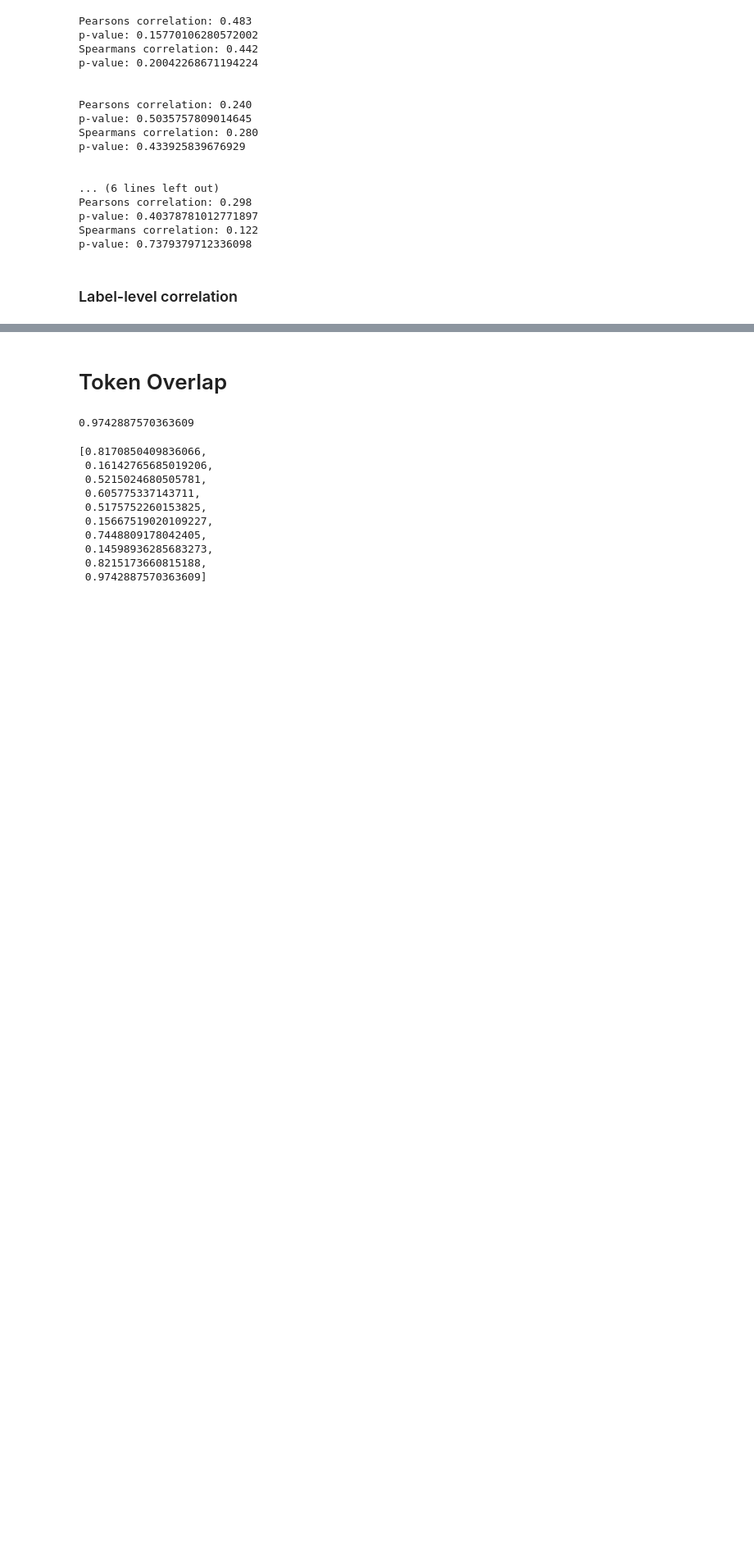
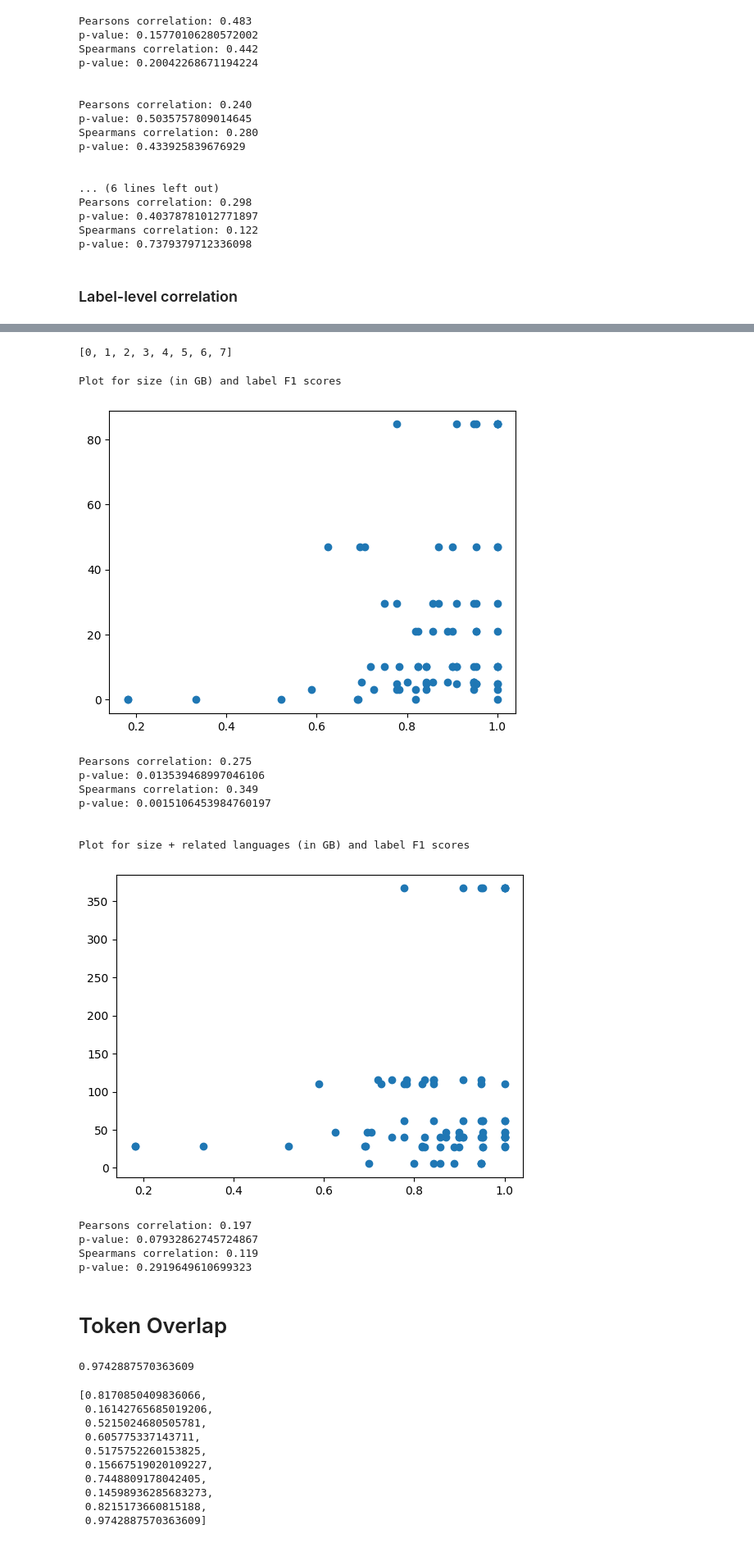
Before and after one commit to TajaKuzman/Crosslingual-Genre-Bias-Analysis, a Jupyter notebook: calculate_corelation_coefficient.ipynb, the cells around one changed output, grey strips where cells are left out. Shown: that part at 82% size. Saved outputs shown, nothing was run; the diff lists cells and outputs as text; code cells hidden in the pictures; blank space fills up the shorter version.

Commit message:
Label-level calculations added

```diff
--- a/calculate_corelation_coefficient.ipynb
+++ b/calculate_corelation_coefficient.ipynb
@@ -258,0 +279,17 @@ dict_keys(['mt', 'el', 'tr', 'sq', 'is', 'uk', 'ca', 'mk', 'hr', 'sl'])
+# %%
+# Calculate label-level performance for each label, each dataset
+
+# Create a dataframe with all values
+
+df_results = pd.DataFrame({"sizes_gb": sizes_mb, "sizes_gb_related": sizes_mb_with_related, "label_scores": label_scores})
+
+#Add macro_f1
+
+df_results["macro_f1"] = macro_F1
+
+# Add label specific scores
+
+for label in labels:
+	df_results[f"{label}_score"] = df_results["label_scores"].apply(lambda x:x[label])
+
+df_results
@@ -259,3 +308,64 @@ dict_keys(['mt', 'el', 'tr', 'sq', 'is', 'uk', 'ca', 'mk', 'hr', 'sl'])
+# %%
+list(range(len(labels)))
+# %% [output]
+[0, 1, 2, 3, 4, 5, 6, 7]
+# %%
+# Merge all label performance into one long vector
+
+label_merged = []
+
+for label in labels:
+	# Create label performance list
+	label_merged.extend(df_results[f"{label}_score"].to_list())
+
+len(label_merged)
+
+# Create size list - it should be sizes_gb x 8 (number of labels)
+size_merged = []
+
+for i in list(range(len(labels))):
+	size_merged.extend(df_results["sizes_gb"].to_list())
+
+size_related_merged = []
+
+# Do the same with size with related list
+for i in list(range(len(labels))):
+	size_related_merged.extend(df_results["sizes_gb_related"].to_list())
+
+# Plot
+# Show the values on a scatter plot
+print(f"Plot for size (in GB) and label F1 scores")
+pyplot.scatter(label_merged, size_merged)
+pyplot.show()
+
+pearson(label_merged, size_merged)
+spearman(label_merged, size_merged)
+print("\n")
+
+
+print(f"Plot for size + related languages (in GB) and label F1 scores")
+# Show the values on a scatter plot
+pyplot.scatter(label_merged, size_related_merged)
+pyplot.show()
+
+pearson(label_merged, size_related_merged)
+spearman(label_merged, size_related_merged)
+print("\n")
+# %% [output]
+Plot for size (in GB) and label F1 scores
+[figure, added]
+Pearsons correlation: 0.275
+p-value: 0.013539468997046106
+Spearmans correlation: 0.349
+p-value: 0.0015106453984760197
+
+
+Plot for size + related languages (in GB) and label F1 scores
+[figure, added]
+Pearsons correlation: 0.197
+p-value: 0.07932862745724867
+Spearmans correlation: 0.119
+p-value: 0.2919649610699323
 # %% [markdown]
 # Token Overlap
 # %%
```
Also changed, not shown: parts of 5 cells of this notebook, 5 other files.
